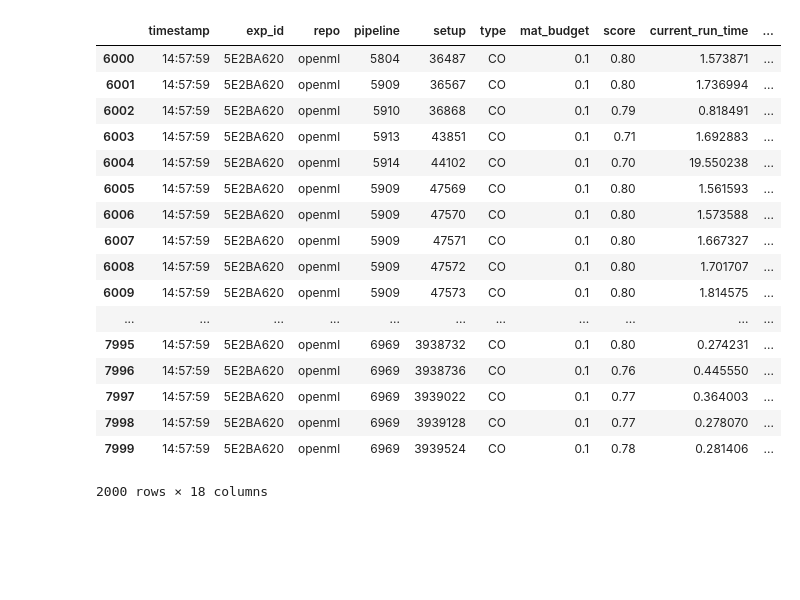
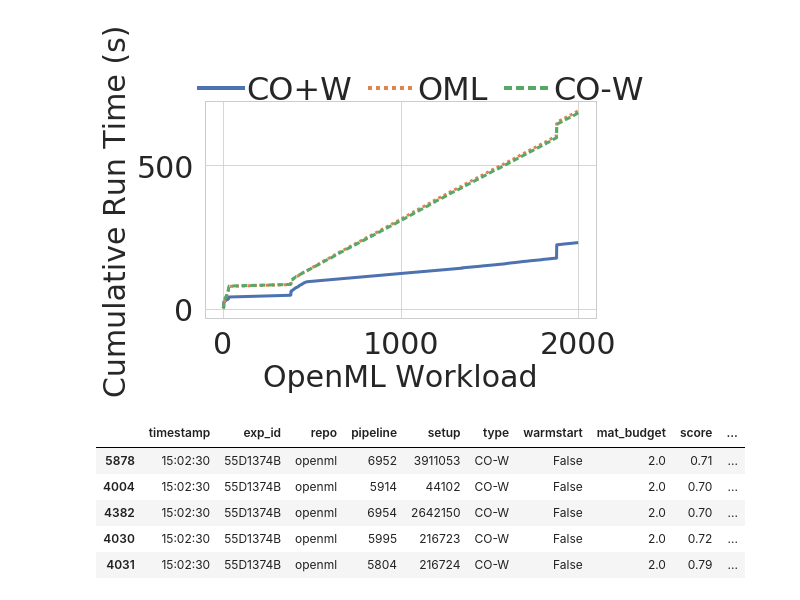
Before and after one commit to dbehrouz/ml-workload-optimization, a Jupyter notebook: code/collaborative-optimizer/paper/experiments/warmstarting/plots.ipynb, the cells around one changed output. Saved outputs shown, nothing was run; the diff lists cells and outputs as text; code cells hidden in the pictures; blank space fills up the shorter version.

Commit message:
adds initial info on warmstarting experiment

```diff
--- a/code/collaborative-optimizer/paper/experiments/warmstarting/plots.ipynb
+++ b/code/collaborative-optimizer/paper/experiments/warmstarting/plots.ipynb
@@ -48,6 +50,6 @@ result_file = result_folder + '/2019-10-15/14-25.csv'
 # %%
 HEADERS = [
-    'timestamp', 'exp_id', 'repo', 'pipeline', 'setup', 'type', 'mat_budget','score', 'total_run_time'
+    'timestamp', 'exp_id', 'repo', 'pipeline', 'setup', 'type', 'warmstart', 'mat_budget','score', 'total_run_time'
 ]
 
 method_map = {'optimized': 'CO', 'baseline': 'OML'}
@@ -81,3 +62,7 @@ execution_times
+# %%
+execution_times['type'] = ['CO+W' if (x['type'] == 'CO') and (x['warmstart'] == True) else x['type'] for i,x in execution_times[['type','warmstart']].iterrows()]
+# %%
+execution_times['type'] = ['CO-W' if (x['type'] == 'CO') and (x['warmstart'] == False) else x['type'] for i,x in execution_times[['type','warmstart']].iterrows()]
 # %%
 def plot_executions_time(df,loc=None):
     plt.figure(figsize=(7,4))
@@ -150,2 +143,0 @@ def best_current_runs(df, loc=None):
-# %%
-best_current_runs(execution_times)
@@ -156,21 +144,4 @@ test = df[df.type == 'CO']
-# %%
-test
-# %% [output]
-|  | timestamp | exp_id | repo | pipeline | setup | type | mat_budget | score | current_run_time | ... |
-| 6000 | 14:57:59 | 5E2BA620 | openml | 5804 | 36487 | CO | 0.1 | 0.80 | 1.573871 | ... |
-| 6001 | 14:57:59 | 5E2BA620 | openml | 5909 | 36567 | CO | 0.1 | 0.80 | 1.736994 | ... |
-| 6002 | 14:57:59 | 5E2BA620 | openml | 5910 | 36868 | CO | 0.1 | 0.79 | 0.818491 | ... |
-| 6003 | 14:57:59 | 5E2BA620 | openml | 5913 | 43851 | CO | 0.1 | 0.71 | 1.692883 | ... |
-| 6004 | 14:57:59 | 5E2BA620 | openml | 5914 | 44102 | CO | 0.1 | 0.70 | 19.550238 | ... |
-| 6005 | 14:57:59 | 5E2BA620 | openml | 5909 | 47569 | CO | 0.1 | 0.80 | 1.561593 | ... |
-| 6006 | 14:57:59 | 5E2BA620 | openml | 5909 | 47570 | CO | 0.1 | 0.80 | 1.573588 | ... |
-| 6007 | 14:57:59 | 5E2BA620 | openml | 5909 | 47571 | CO | 0.1 | 0.80 | 1.667327 | ... |
-| 6008 | 14:57:59 | 5E2BA620 | openml | 5909 | 47572 | CO | 0.1 | 0.80 | 1.701707 | ... |
-| 6009 | 14:57:59 | 5E2BA620 | openml | 5909 | 47573 | CO | 0.1 | 0.80 | 1.814575 | ... |
-| ... | ... | ... | ... | ... | ... | ... | ... | ... | ... | ... |
-| 7995 | 14:57:59 | 5E2BA620 | openml | 6969 | 3938732 | CO | 0.1 | 0.80 | 0.274231 | ... |
-| 7996 | 14:57:59 | 5E2BA620 | openml | 6969 | 3938736 | CO | 0.1 | 0.76 | 0.445550 | ... |
-| 7997 | 14:57:59 | 5E2BA620 | openml | 6969 | 3939022 | CO | 0.1 | 0.77 | 0.364003 | ... |
-| 7998 | 14:57:59 | 5E2BA620 | openml | 6969 | 3939128 | CO | 0.1 | 0.77 | 0.278070 | ... |
-| 7999 | 14:57:59 | 5E2BA620 | openml | 6969 | 3939524 | CO | 0.1 | 0.78 | 0.281406 | ... |
-2000 rows × 18 columns
+# %%
+plot_executions_time(execution_times, output_directory+'/warmstarting.pgf')
+# %% [output]
+[figure, added]
@@ -176,0 +150,9 @@ test
+# %%
+CO.sort_values('total_run_time', ascending=False).head()
+# %% [output]
+|  | timestamp | exp_id | repo | pipeline | setup | type | warmstart | mat_budget | score | ... |
+| 5878 | 15:02:30 | 55D1374B | openml | 6952 | 3911053 | CO-W | False | 2.0 | 0.71 | ... |
+| 4004 | 15:02:30 | 55D1374B | openml | 5914 | 44102 | CO-W | False | 2.0 | 0.70 | ... |
+| 4382 | 15:02:30 | 55D1374B | openml | 6954 | 2642150 | CO-W | False | 2.0 | 0.70 | ... |
+| 4030 | 15:02:30 | 55D1374B | openml | 5995 | 216723 | CO-W | False | 2.0 | 0.72 | ... |
+| 4031 | 15:02:30 | 55D1374B | openml | 5804 | 216724 | CO-W | False | 2.0 | 0.79 | ... |
```
Also changed, not shown: parts of 11 cells of this notebook, 4 other files.
